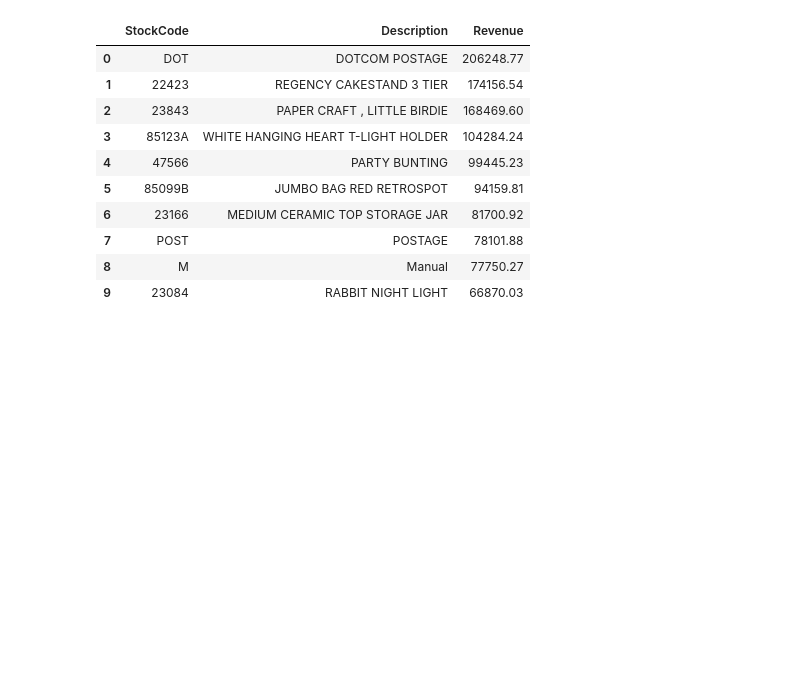
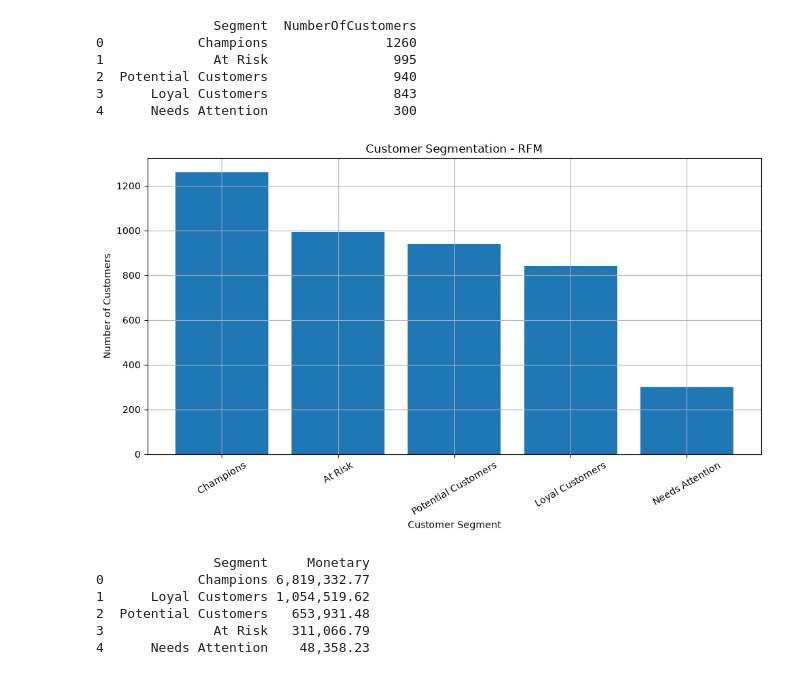
Before and after one commit to yara951/customer-analytics-dashboard, a Jupyter notebook: notebooks/03_customer_segmentation.ipynb, the cells around one changed output. Saved outputs shown, nothing was run; the diff lists cells and outputs as text; code cells hidden in the pictures; blank space fills up the shorter version.

```diff
--- a/notebooks/03_customer_segmentation.ipynb
+++ b/notebooks/03_customer_segmentation.ipynb
@@ -0,0 +17,14 @@
+# %%
+import pandas as pd
+import numpy as np
+import matplotlib.pyplot as plt
+
+from pathlib import Path
+
+# Display settings
+pd.set_option("display.max_columns", None)
+pd.set_option("display.float_format", lambda x: f"{x:,.2f}")
+
+# Plot settings
+plt.rcParams["figure.figsize"] = (12, 6)
+plt.rcParams["axes.grid"] = True
@@ -100,23 +506,53 @@ sales_clean.head()
+# %%
+segment_distribution = (
+    rfm["Segment"]
+    .value_counts()
+    .reset_index()
+)
+
+segment_distribution.columns = [
+    "Segment",
+    "NumberOfCustomers"
+]
+
+print(segment_distribution)
+# %% [output]
+               Segment  NumberOfCustomers
+0            Champions               1260
+1              At Risk                995
+2  Potential Customers                940
+3      Loyal Customers                843
+4      Needs Attention                300
+# %%
+plt.figure(figsize=(10, 6))
+
+plt.bar(
+    segment_distribution["Segment"],
+    segment_distribution["NumberOfCustomers"]
+)
+
+plt.title("Customer Segmentation - RFM")
+plt.xlabel("Customer Segment")
+plt.ylabel("Number of Customers")
+
+plt.xticks(rotation=30)
+plt.tight_layout()
+plt.show()
+# %% [output]
+[figure, added]
 # %%
-top_products = (
-    sales_clean
-    .groupby(["StockCode", "Description"])["Revenue"]
+rfm_revenue = (
+    rfm.groupby("Segment")["Monetary"]
     .sum()
     .sort_values(ascending=False)
-    .head(10)
     .reset_index()
 )
 
-top_products
+print(rfm_revenue)
 # %% [output]
-|  | StockCode | Description | Revenue |
-| 0 | DOT | DOTCOM POSTAGE | 206248.77 |
-| 1 | 22423 | REGENCY CAKESTAND 3 TIER | 174156.54 |
-| 2 | 23843 | PAPER CRAFT , LITTLE BIRDIE | 168469.60 |
-| 3 | 85123A | WHITE HANGING HEART T-LIGHT HOLDER | 104284.24 |
-| 4 | 47566 | PARTY BUNTING | 99445.23 |
-| 5 | 85099B | JUMBO BAG RED RETROSPOT | 94159.81 |
-| 6 | 23166 | MEDIUM CERAMIC TOP STORAGE JAR | 81700.92 |
-| 7 | POST | POSTAGE | 78101.88 |
-| 8 | M | Manual | 77750.27 |
-| 9 | 23084 | RABBIT NIGHT LIGHT | 66870.03 |
+               Segment     Monetary
+0            Champions 6,819,332.77
+1      Loyal Customers 1,054,519.62
+2  Potential Customers   653,931.48
+3              At Risk   311,066.79
+4      Needs Attention    48,358.23
```
Also changed, not shown: parts of 27 cells of this notebook.
